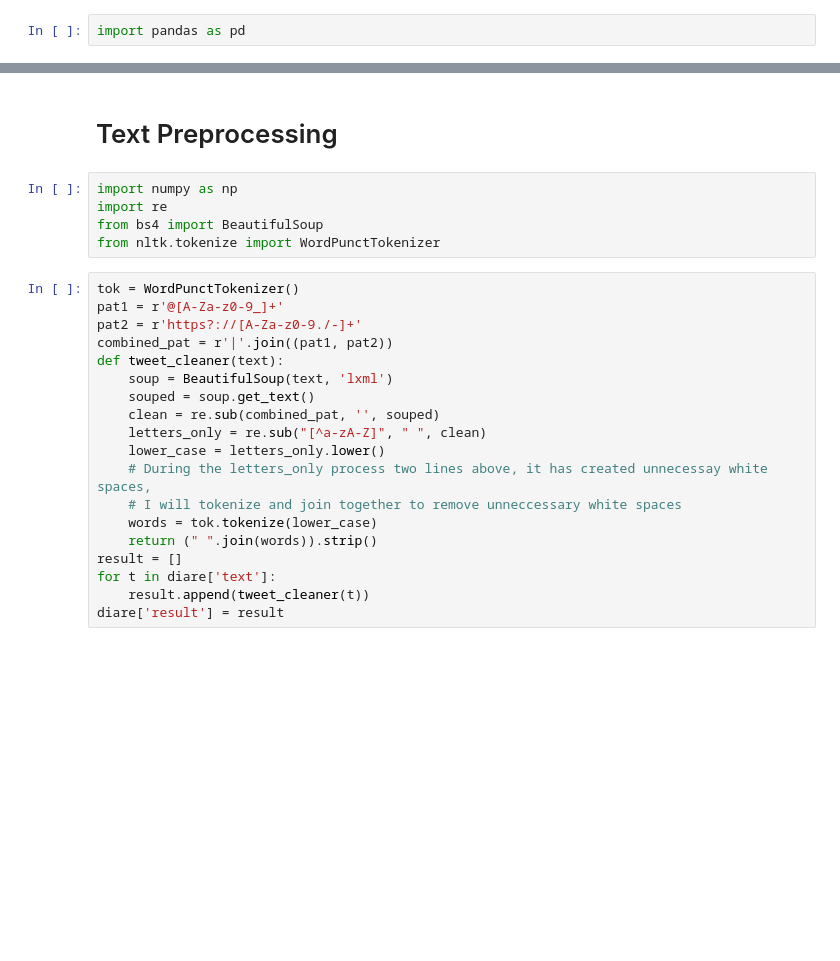
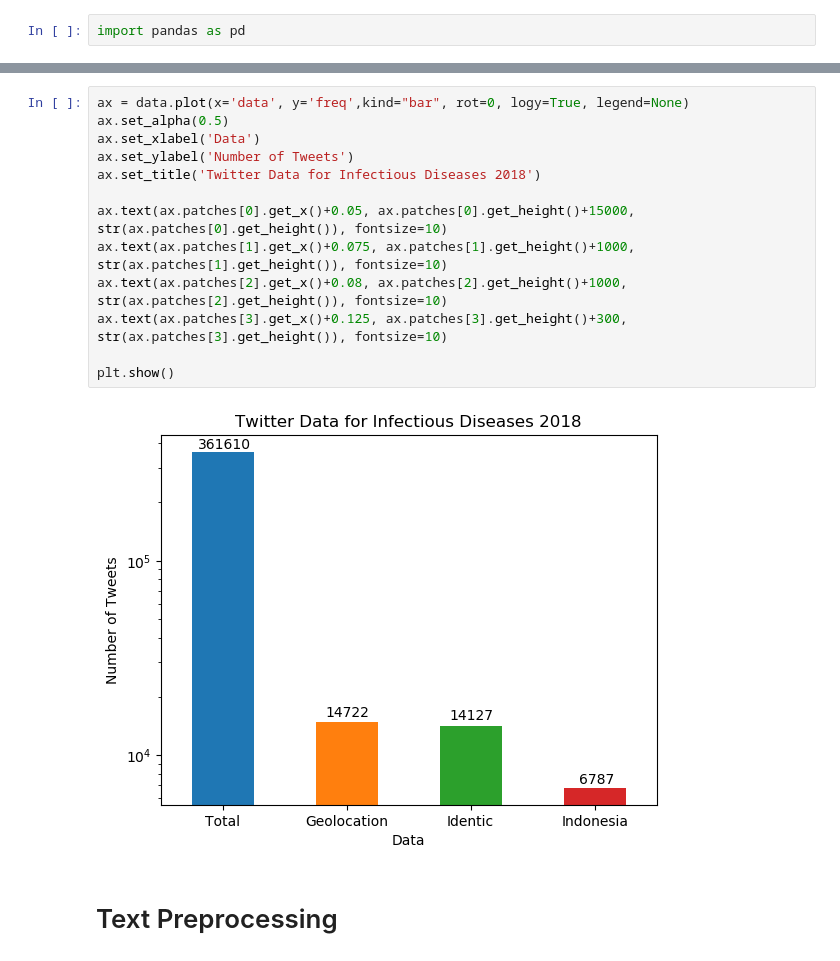
Before and after one commit to robitalhazmi/final-project, a Jupyter notebook: preprocessing.ipynb, the cells around one changed output, grey strips where cells are left out. Drawn from its saved outputs; the diff is of its cells as text; blank space fills up the shorter version.

```diff
--- a/preprocessing.ipynb
+++ b/preprocessing.ipynb
@@ -9,26 +83,17 @@ diare.shape
+# %%
+ax = data.plot(x='data', y='freq',kind="bar", rot=0, logy=True, legend=None)
+ax.set_alpha(0.5)
+ax.set_xlabel('Data')
+ax.set_ylabel('Number of Tweets')
+ax.set_title('Twitter Data for Infectious Diseases 2018')
+
+ax.text(ax.patches[0].get_x()+0.05, ax.patches[0].get_height()+15000, str(ax.patches[0].get_height()), fontsize=10)
+ax.text(ax.patches[1].get_x()+0.075, ax.patches[1].get_height()+1000, str(ax.patches[1].get_height()), fontsize=10)
+ax.text(ax.patches[2].get_x()+0.08, ax.patches[2].get_height()+1000, str(ax.patches[2].get_height()), fontsize=10)
+ax.text(ax.patches[3].get_x()+0.125, ax.patches[3].get_height()+300, str(ax.patches[3].get_height()), fontsize=10)
+
+plt.show()
+# %% [output]
+[figure, added]
 # %% [markdown]
 # Text Preprocessing
-# %%
-import numpy as np
-import re
-from bs4 import BeautifulSoup
-from nltk.tokenize import WordPunctTokenizer
-# %%
-tok = WordPunctTokenizer()
-pat1 = r'@[A-Za-z0-9_]+'
-pat2 = r'https?://[A-Za-z0-9./-]+'
-combined_pat = r'|'.join((pat1, pat2))
-def tweet_cleaner(text):
-    soup = BeautifulSoup(text, 'lxml')
-    souped = soup.get_text()
-    clean = re.sub(combined_pat, '', souped)
-    letters_only = re.sub("[^a-zA-Z]", " ", clean)
-    lower_case = letters_only.lower()
-    # During the letters_only process two lines above, it has created unnecessay white spaces,
-    # I will tokenize and join together to remove unneccessary white spaces
-    words = tok.tokenize(lower_case)
-    return (" ".join(words)).strip()
-result = []
-for t in diare['text']:
-    result.append(tweet_cleaner(t))
-diare['result'] = result
```
Also changed, not shown: parts of 23 cells of this notebook, 3 other files.
